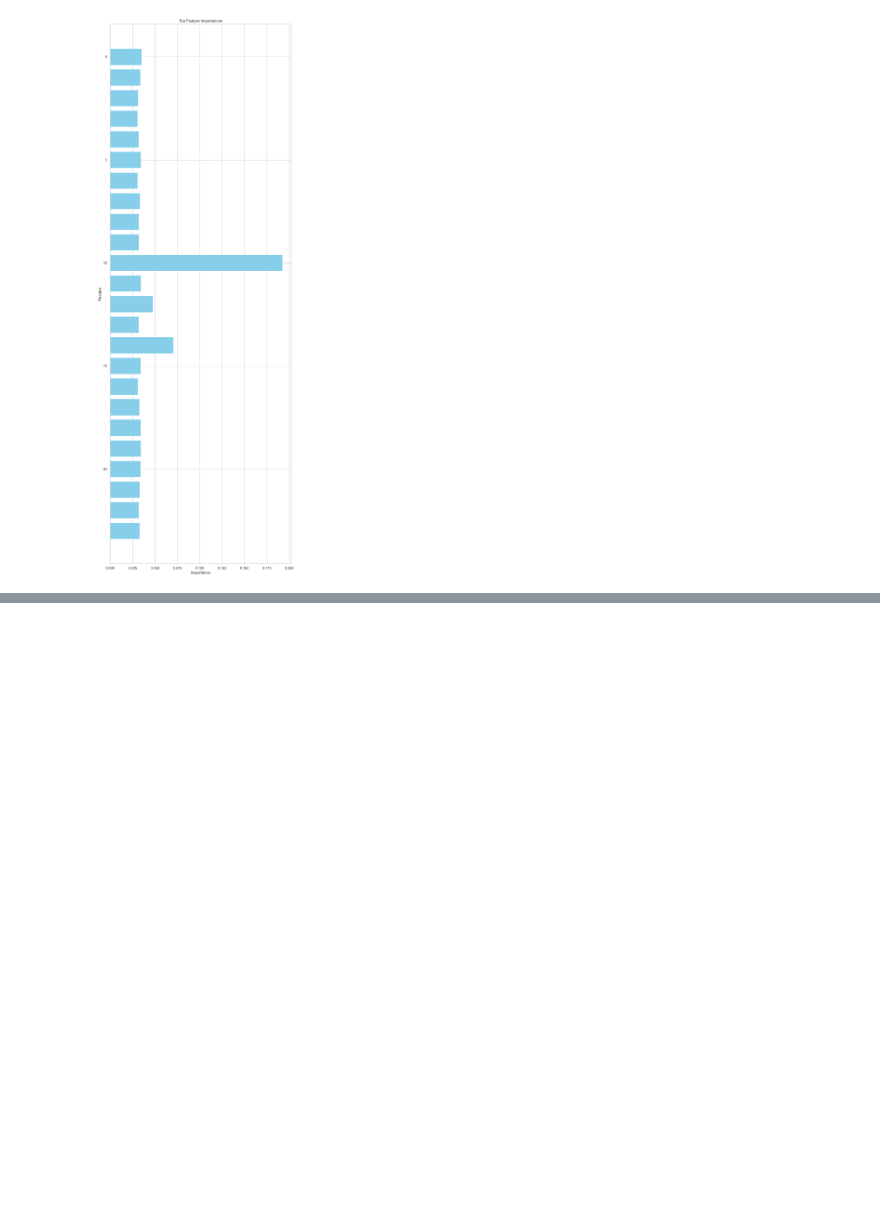
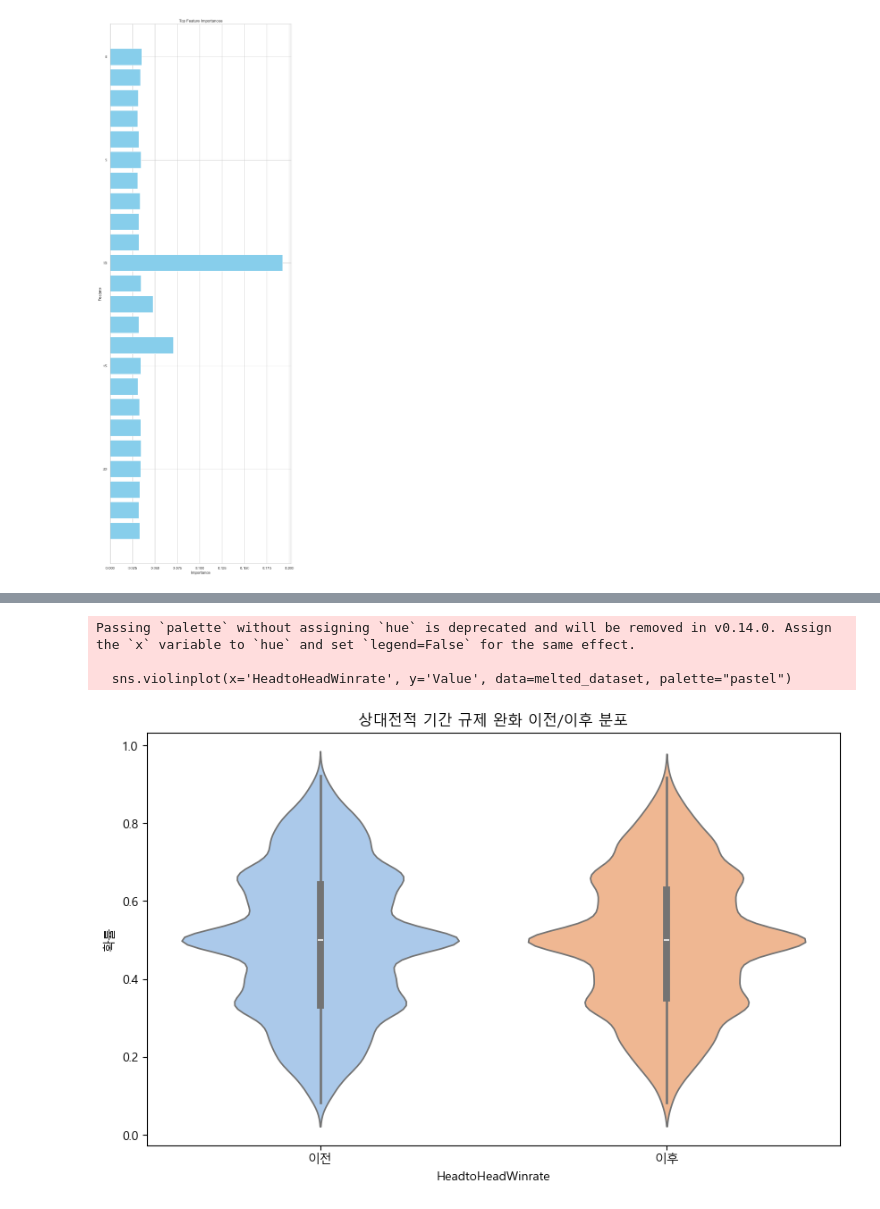
Before and after one commit to chlxogur/penta_kill_data_science, a Jupyter notebook: presentation_plots.ipynb, the cells around one changed output, grey strips where cells are left out. Saved outputs shown, nothing was run; the diff lists cells and outputs as text; code cells hidden in the pictures; blank space fills up the shorter version.

```diff
--- a/presentation_plots.ipynb
+++ b/presentation_plots.ipynb
@@ -476,0 +502,7 @@ plt.show()
+# %%
+pre_make_pivot_table_df = pd.read_excel("../data/pre_make_pivot_table_draft7.xlsx", dtype = {"gameId":"str"})
+# %%
+pre_make_pivot_table_df = pre_make_pivot_table_df.drop_duplicates("gameId").reset_index()
+# %%
+part_dataset = dataset[["headtoHeadWinrate"]]
+part_dataset = pd.concat([part_dataset, pre_make_pivot_table_df["headtoHeadWinrate"]], axis=1, ignore_index=True)
@@ -476,0 +521,25 @@ plt.show()
+# %%
+# Rename columns for clarity
+plt.rcParams['font.family'] ='Malgun Gothic'
+plt.rcParams['axes.unicode_minus'] =False
+part_dataset.columns = ['이전', '이후']
+
+# Melt the DataFrame to long format
+melted_dataset = part_dataset.melt(var_name='HeadtoHeadWinrate', value_name='Value')
+
+# Create a violin plot
+plt.figure(figsize=(10, 6))
+sns.violinplot(x='HeadtoHeadWinrate', y='Value', data=melted_dataset, palette="pastel")
+
+# Add titles and labels
+plt.title('상대전적 기간 규제 완화 이전/이후 분포')
+#plt.xlabel('Head-to-Head Winrate')
+plt.ylabel('확률')
+
+# Show the plot
+plt.show()
+# %% [output]
+Passing `palette` without assigning `hue` is deprecated and will be removed in v0.14.0. Assign the `x` variable to `hue` and set `legend=False` for the same effect.
+
+  sns.violinplot(x='HeadtoHeadWinrate', y='Value', data=melted_dataset, palette="pastel")
+[figure, added]
```
Also changed, not shown: parts of 13 cells of this notebook, 2 other files.
